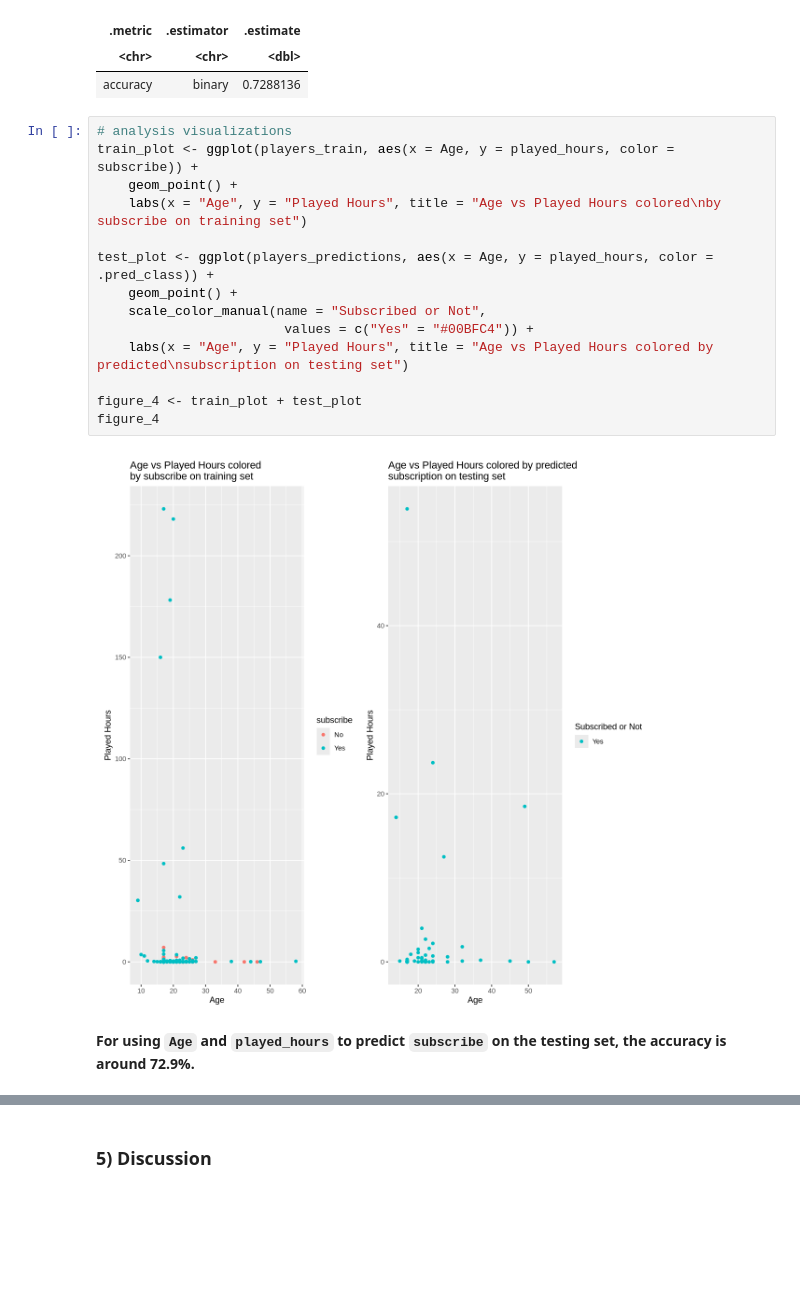
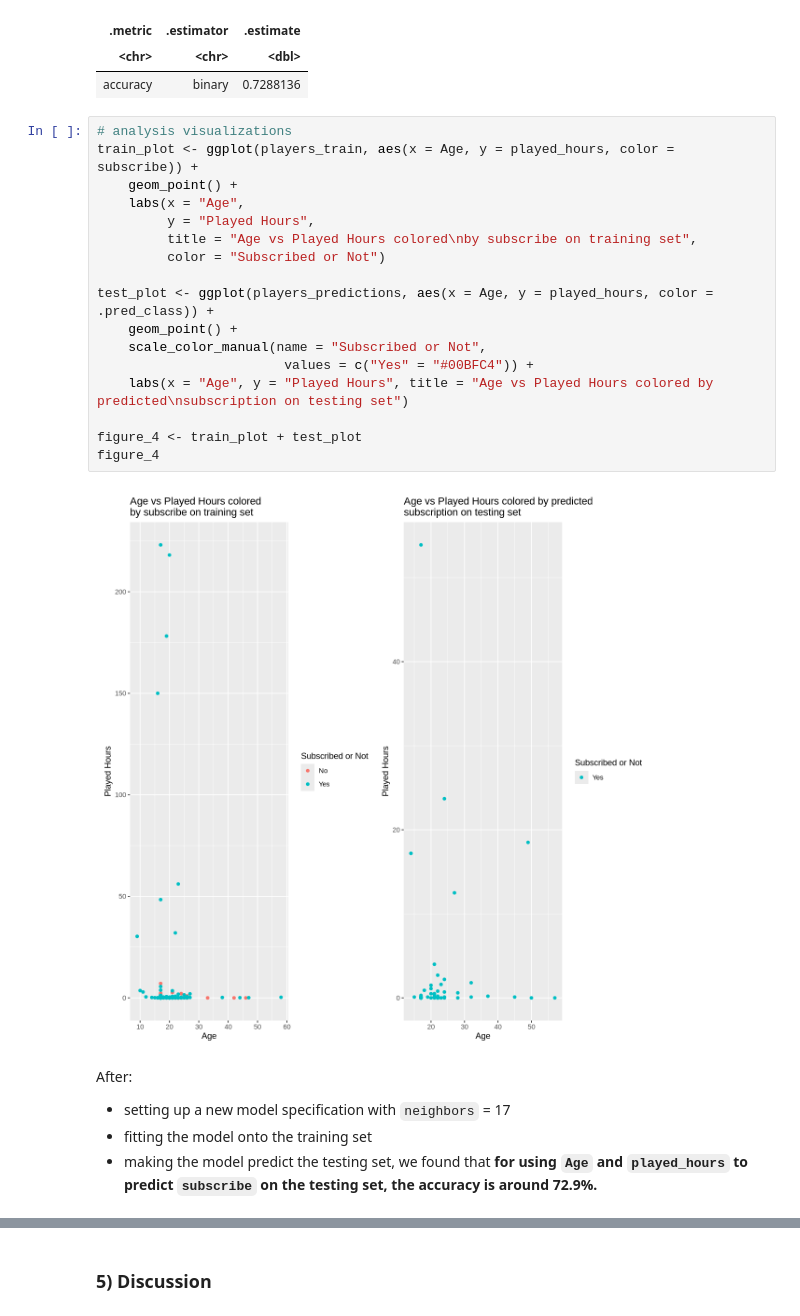
Before and after one commit to audreyw28/DSCI100-2025W1-004-42, a Jupyter notebook: final_project_report.ipynb, the cells around one changed output, grey strips where cells are left out. Saved outputs shown, nothing was run; the diff lists cells and outputs as text; blank space fills up the shorter version.

```diff
--- a/final_project_report.ipynb
+++ b/final_project_report.ipynb
@@ -285,19 +308,26 @@ A tibble: 1 × 3
 # %%
 # analysis visualizations
 train_plot <- ggplot(players_train, aes(x = Age, y = played_hours, color = subscribe)) +
     geom_point() +
-    labs(x = "Age", y = "Played Hours", title = "Age vs Played Hours colored\nby subscribe on training set")
+    labs(x = "Age",
+         y = "Played Hours",
+         title = "Age vs Played Hours colored\nby subscribe on training set",
+         color = "Subscribed or Not")
 
 test_plot <- ggplot(players_predictions, aes(x = Age, y = played_hours, color = .pred_class)) +
     geom_point() +
     scale_color_manual(name = "Subscribed or Not",
                         values = c("Yes" = "#00BFC4")) +
     labs(x = "Age", y = "Played Hours", title = "Age vs Played Hours colored by predicted\nsubscription on testing set")
 
 figure_4 <- train_plot + test_plot
 figure_4
 # %% [output]
-[figure, old version]
+[figure, new version]
 # %% [markdown]
-**For using `Age` and `played_hours` to predict `subscribe` on the testing set, the accuracy is around 72.9%.**
+After:
+- setting up a new model specification with `neighbors` = 17
+- fitting the model onto the training set
+- making the model predict the testing set,
+we found that **for using `Age` and `played_hours` to predict `subscribe` on the testing set, the accuracy is around 72.9%.**
 # %% [markdown]
```
Also changed, not shown: parts of 12 cells of this notebook.
